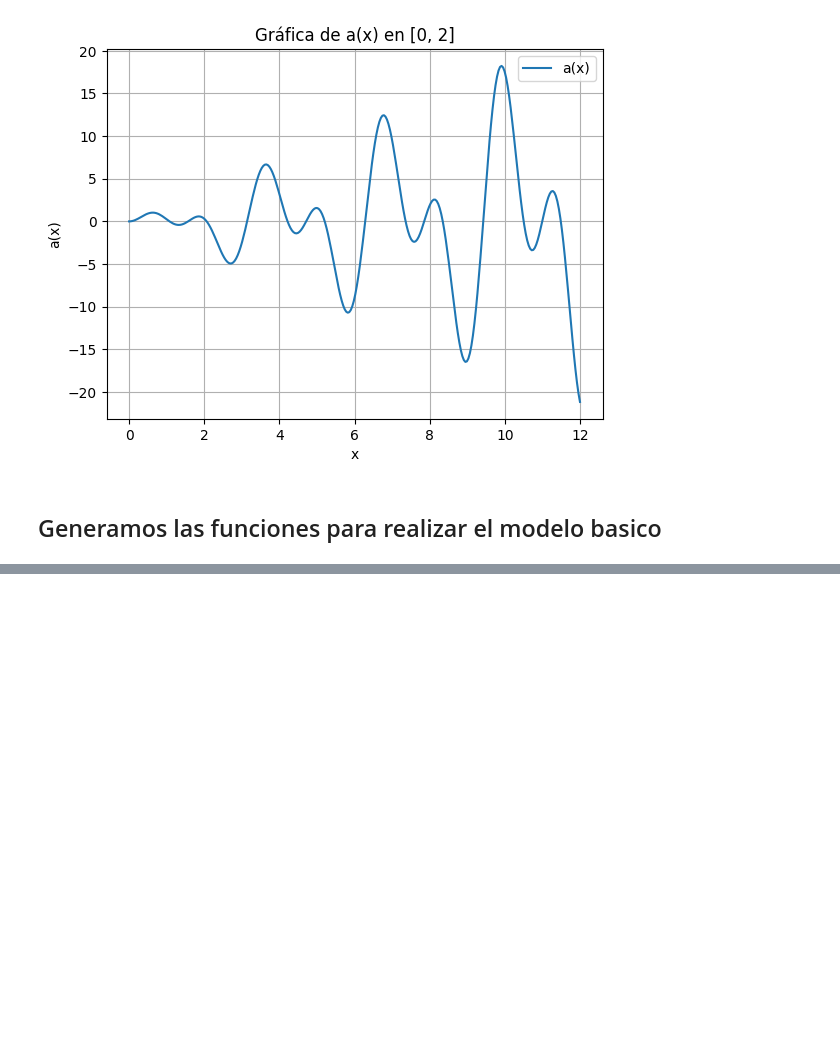
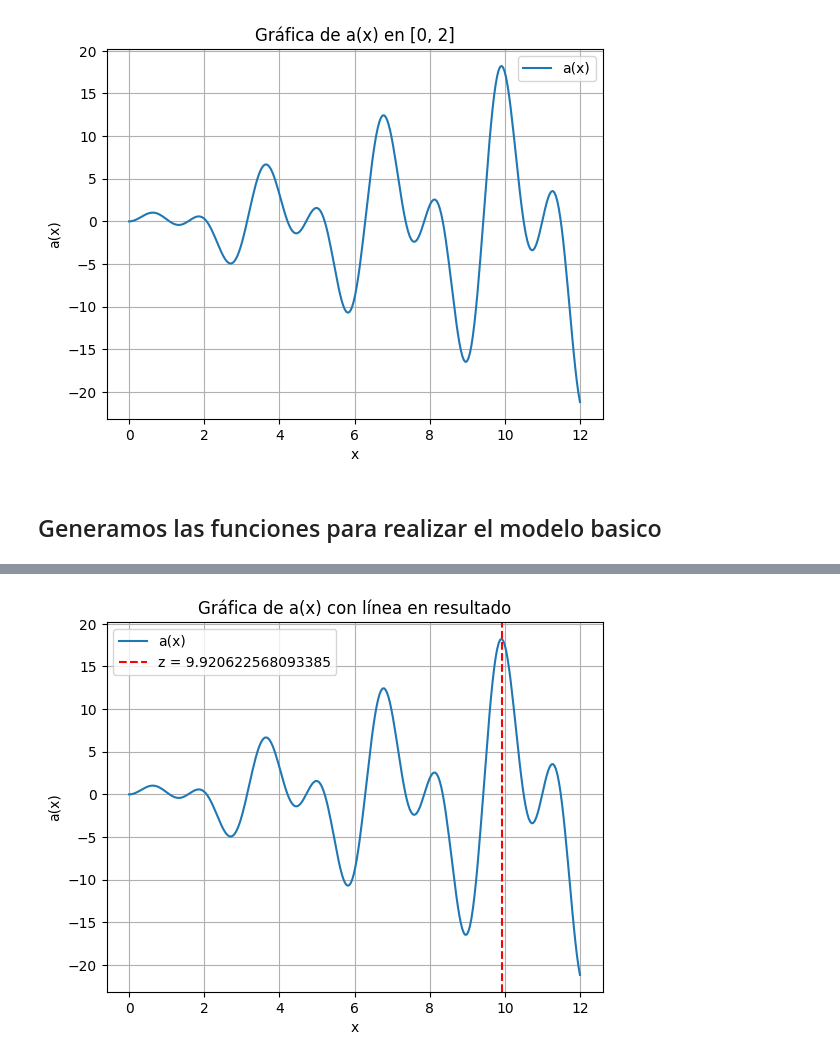
Before and after one commit to LuisPablo54/Algoritmos-bioinspirados, a Jupyter notebook: SegundaPruebaAGR.ipynb, the cells around one changed output, grey strips where cells are left out. Saved outputs shown, nothing was run; the diff lists cells and outputs as text; code cells hidden in the pictures; blank space fills up the shorter version.

```diff
--- a/SegundaPruebaAGR.ipynb
+++ b/SegundaPruebaAGR.ipynb
@@ -23,0 +87,27 @@ def crearPoblacion
+# %%
+def seleccionPorToreno(poblacion, Imin, Imax, k):
+    # k : Indice del tamaño del torneo
+    [r, c] = poblacion.shape
+    aptitud = fitnessFuncion(poblacion, Imin, Imax).reshape(r, 1)
+    matrizAuxiliar = np.concatenate([poblacion, aptitud], axis= 1)
+
+    indicesTorneo = np.random.choice(r, size = k, replace = False)
+    torneo = matrizAuxiliar[indicesTorneo, :]
+
+    # Ordenamos por aptitud
+    indices = np.argsort(torneo[:,-1])[::-1]
+    torneoOrdenado = torneo[indices]
+
+    mejorIndividuo = torneoOrdenado[0, 0:c]
+
+    return mejorIndividuo
+# %%
+# FUNCIÓN QUE CREA UNA NUEVA POBLACIÓN MEDIANTE TORNEO
+def nuevaPoblacionTorneo(poblacion, Imin, Imax, k):
+    [r,c] = poblacion.shape
+    pNew = np.zeros((r,c))
+
+    # Se repite el torneo
+    for i in range (r):
+        pNew[i,:] = seleccionPorToreno(poblacion, Imin, Imax, k)
+    return pNew
@@ -23,0 +151,18 @@ def crearPoblacion
+# %%
+import numpy as np
+import matplotlib.pyplot as plt
+
+x = np.linspace(0, 12, 300)
+y = x * np.sin(4 * x) + 1.1 * x * np.sin(2 * x)
+resultado = mejorIndividuo
+# Graficar
+plt.plot(x, y, label='a(x)')
+plt.axvline(x=resultado, color='r', linestyle='--', label=f'z = {resultado}')
+plt.xlabel('x')
+plt.ylabel('a(x)')
+plt.title('Gráfica de a(x) con línea en resultado')
+plt.grid(True)
+plt.legend()
+plt.show()
+# %% [output]
+[figure, added]
```
Also changed, not shown: parts of 6 cells of this notebook, 2 other files.
